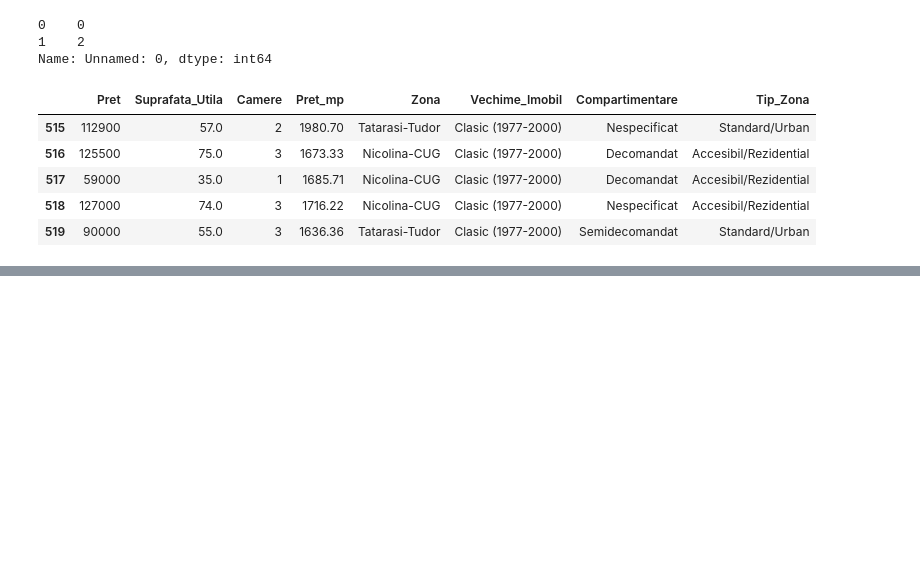
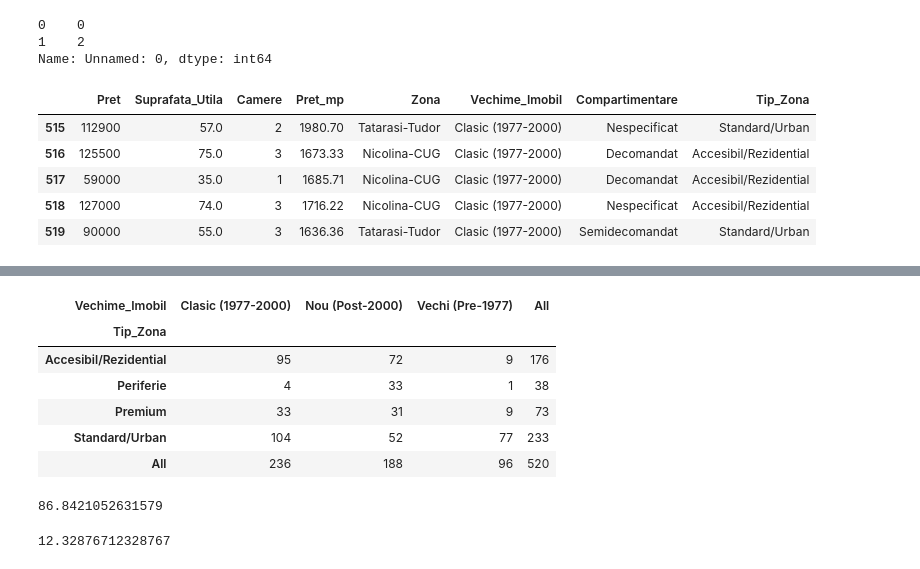
Before and after one commit to BejenaruIoanMatei/iasi-housing-market-analysis, a Jupyter notebook: notebooks/3_exploratory_analysis.ipynb, the cells around one changed output, grey strips where cells are left out. Saved outputs shown, nothing was run; the diff lists cells and outputs as text; code cells hidden in the pictures; blank space fills up the shorter version.

```diff
--- a/notebooks/3_exploratory_analysis.ipynb
+++ b/notebooks/3_exploratory_analysis.ipynb
@@ -49,0 +65,18 @@ Analiza statistica a variabilelor categoriale
+# %%
+pd.crosstab(df['Tip_Zona'], df['Vechime_Imobil'], margins=True)
+# %% [output]
+| Vechime_Imobil | Clasic (1977-2000) | Nou (Post-2000) | Vechi (Pre-1977) | All |
+| Tip_Zona |  |  |  |  |
+| Accesibil/Rezidential | 95 | 72 | 9 | 176 |
+| Periferie | 4 | 33 | 1 | 38 |
+| Premium | 33 | 31 | 9 | 73 |
+| Standard/Urban | 104 | 52 | 77 | 233 |
+| All | 236 | 188 | 96 | 520 |
+# %%
+33/38 * 100
+# %% [output]
+86.8421052631579
+# %%
+9/73 * 100
+# %% [output]
+12.32876712328767
```
Also changed, not shown: parts of 23 cells of this notebook.
